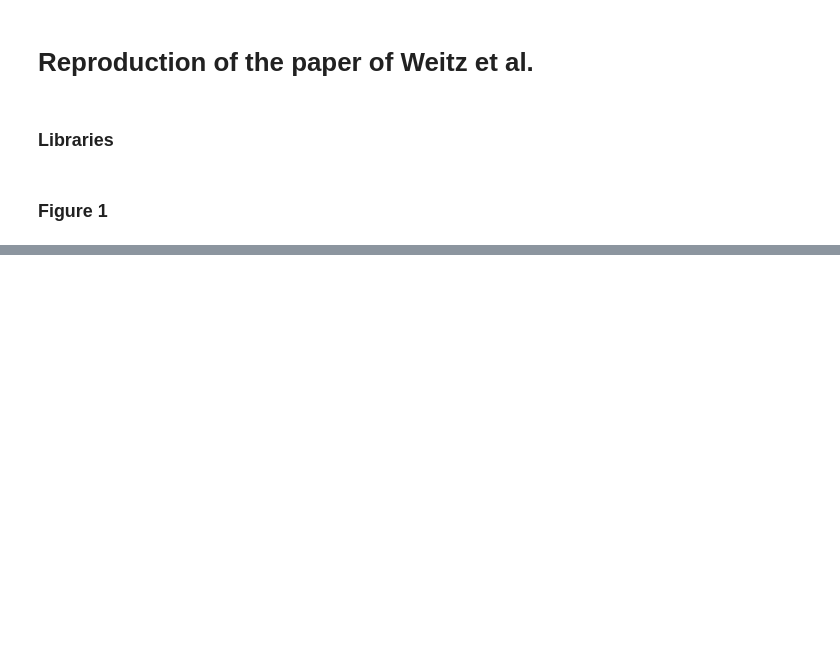
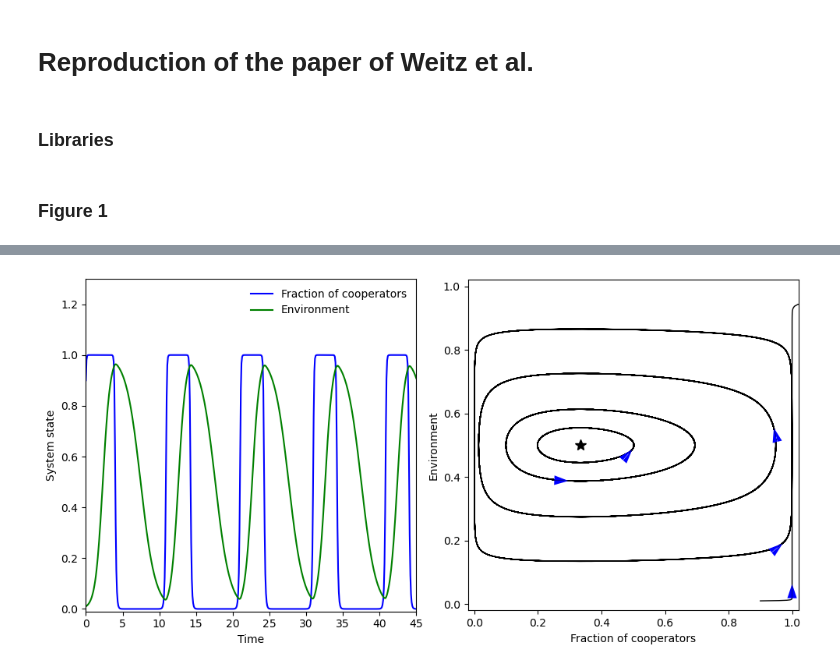
Before and after one commit to Rayane-KO/CGT2526, a Jupyter notebook: Reproduction.ipynb, the cells around one changed output, grey strips where cells are left out. Saved outputs shown, nothing was run; the diff lists cells and outputs as text; code cells hidden in the pictures; blank space fills up the shorter version.

Commit message:
Updates notebook for figure 2a

```diff
--- a/Reproduction.ipynb
+++ b/Reproduction.ipynb
@@ -94,0 +11,79 @@ reproduce_figure_2()
+# %%
+import numpy as np
+import matplotlib.pyplot as plt
+from scipy.integrate import solve_ivp
+
+def dynamics_symmetric(t, y, epsilon, theta, R, S, T, P):
+    x, n = y
+    delta_PS = P - S
+    delta_TR = T - R
+    payoff_term = (1.0 - 2.0 * n) * (delta_PS + (delta_TR - delta_PS) * x)
+    dxdt = (1.0 / epsilon) * x * (1.0 - x) * payoff_term
+    dndt = n * (1.0 - n) * (-1.0 + (1.0 + theta) * x)
+    return [dxdt, dndt]
+
+def reproduce_figure_2():
+    # Parameters from Weitz et al. 2016
+    epsilon = 0.1
+    theta = 2.0
+    R, S, T, P = 3.0, 0.0, 5.0, 1.0
+
+    fig, axes = plt.subplots(1, 2, figsize=(10, 5))
+
+    # --- LEFT PANEL: Time Series ---
+    # Matches the smooth curves in Fig 2A
+    sol = solve_ivp(dynamics_symmetric, (0, 45), [0.9, 0.01],
+                    method="BDF",
+                    t_eval=np.linspace(0, 45, 500),
+                    args=(epsilon, theta, R, S, T, P),
+                    max_step=0.10, rtol=1e-7, atol=1e-11) #7, 11
+
+    ax = axes[0]
+    ax.plot(sol.t, sol.y[0], 'b-', label='Fraction of cooperators')
+    ax.plot(sol.t, sol.y[1], 'g-', label='Environment')
+    ax.set_xlabel('Time')
+    ax.set_ylabel('System state')
+    ax.set_xlim(0, 45)
+    ax.set_ylim(-0.01, 1.3)
+    ax.legend(loc='upper right', frameon=False)
+
+    # --- RIGHT PANEL: Phase Plane ---
+    ax = axes[1]
+    initial_conditions = [(0.9, 0.01), (0.8, 0.15), (0.7, 0.3), (0.5, 0.4), (0.4, 0.45)]
+
+    for ic in initial_conditions:
+        # Reduced t_span to 25 to show clean loops (avoiding overlapping lines)
+        sol_orbit = solve_ivp(dynamics_symmetric, (0, 50), ic,
+                              method="BDF",
+                              t_eval=np.linspace(0, 50, 1000),
+                              args=(epsilon, theta, R, S, T, P),
+                              max_step=0.01, rtol=1e-3, atol=1e-5) #
+
+        ax.plot(sol_orbit.y[0], sol_orbit.y[1], 'k-', lw=1.0)
+
+        # Add directional arrows
+        idx = len(sol_orbit.t) // 4
+        x_curr, n_curr = sol_orbit.y[0][idx], sol_orbit.y[1][idx]
+        dx, dn = dynamics_symmetric(0, [x_curr, n_curr], epsilon, theta, R, S, T, P)
+        norm = np.hypot(dx, dn)
+        ax.arrow(x_curr, n_curr, dx/norm*0.001, dn/norm*0.001,
+                 shape='full', lw=0, length_includes_head=True,
+                 head_width=0.03, color='blue', zorder=5)
+
+    # Plot Fixed Point (Asterisk from Fig 2B)
+    fixed_x = 1.0 / (1.0 + theta)
+    fixed_n = 0.5
+    ax.plot(fixed_x, fixed_n, 'k*', markersize=10)
+
+    ax.set_xlabel('Fraction of cooperators')
+    ax.set_ylabel('Environment')
+    ax.set_xlim(-0.02, 1.02)
+    ax.set_ylim(-0.02, 1.02)
+    ax.set_aspect('equal') # Matches the square aspect ratio of the paper figure
+
+    plt.tight_layout()
+    plt.show()
+
+reproduce_figure_2()
+# %% [output]
+[figure, added]
```
Also changed, not shown: parts of 2 cells of this notebook.
